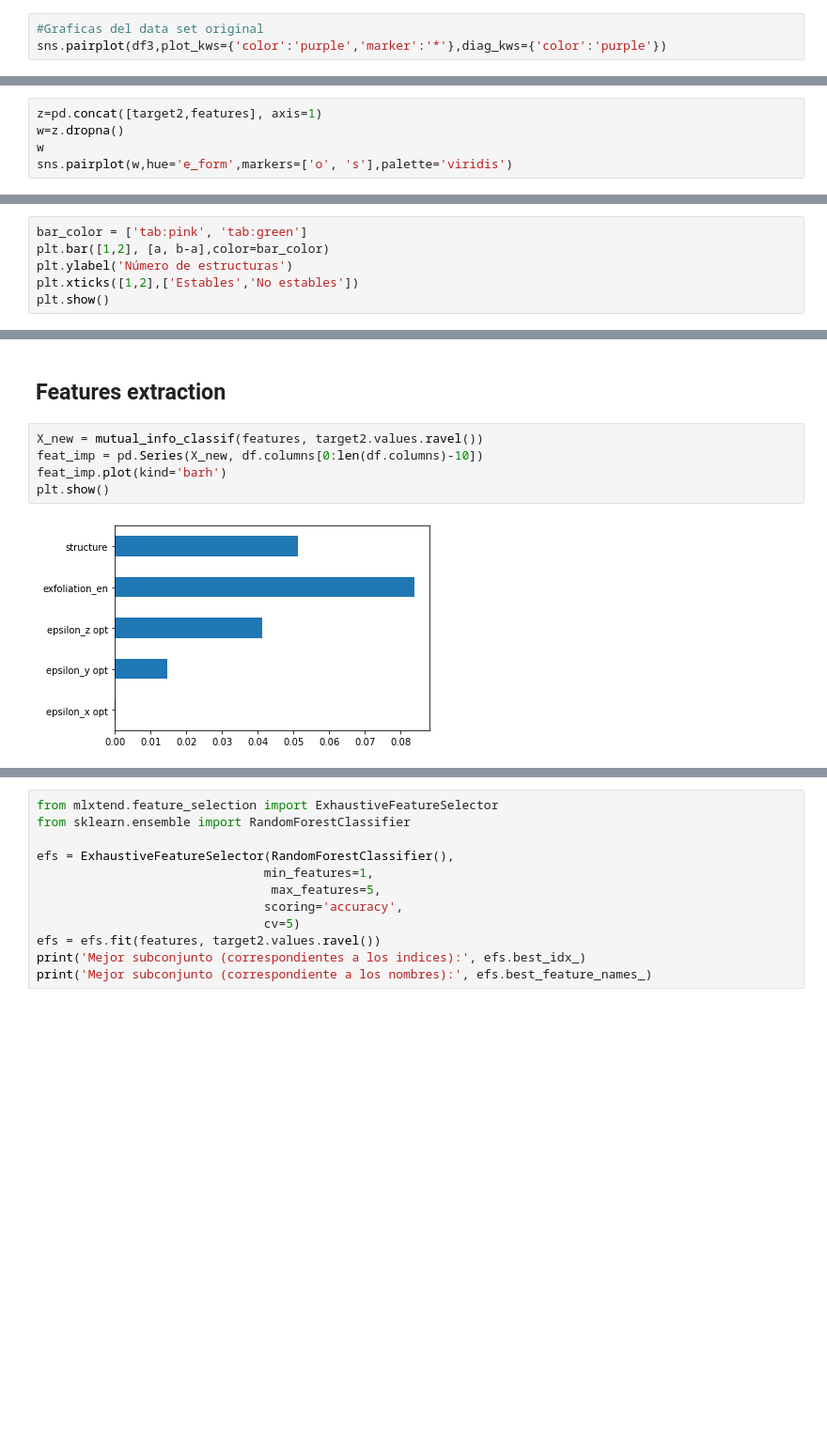
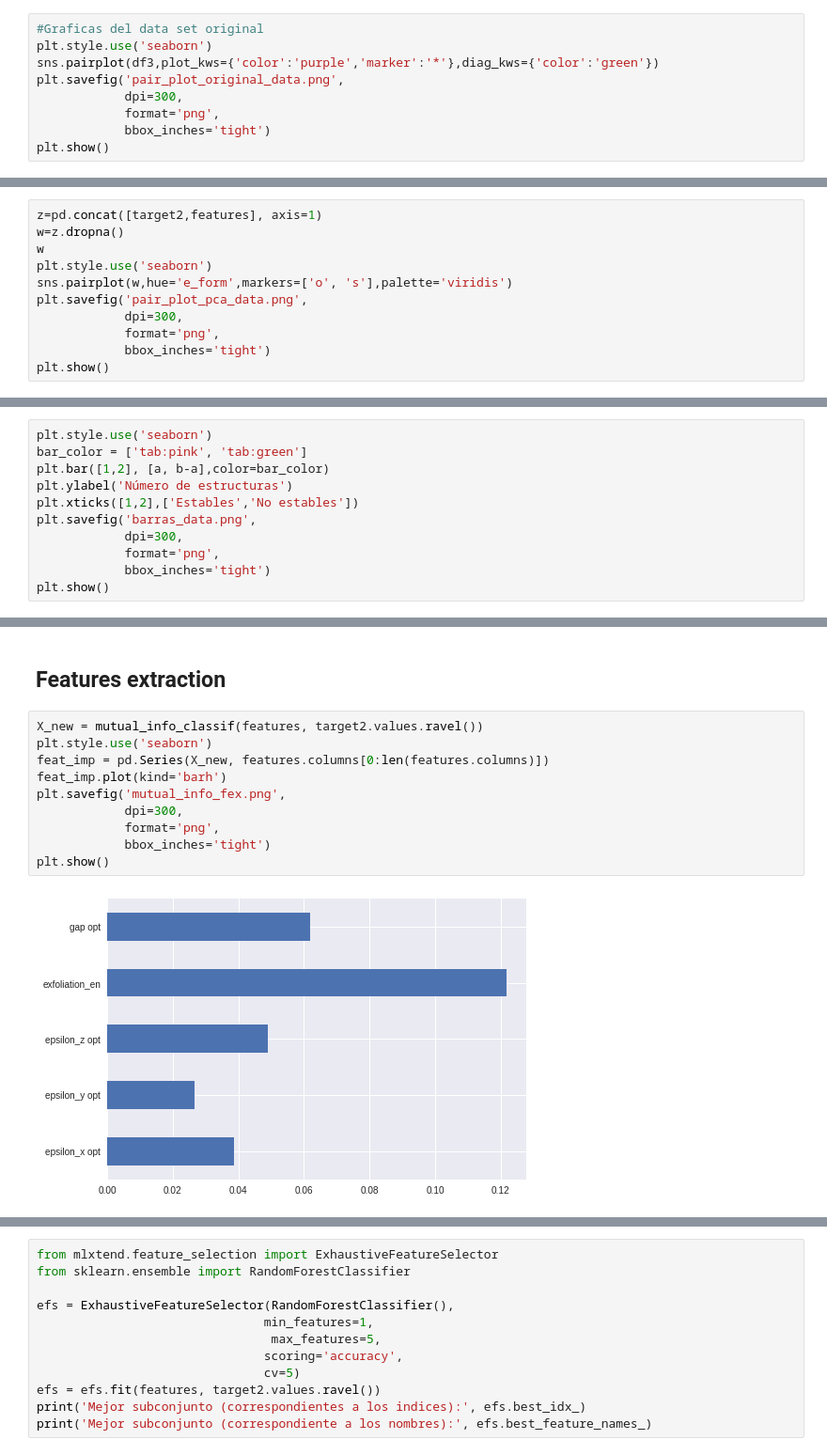
Before and after one commit to jairothoniel/Introducci-n-a-la-ciencia-de-datos-2023-CICESE00000000000000000000000, a Jupyter notebook: final_proyect.ipynb, the cells around one changed output, grey strips where cells are left out. Shown at 94% size. Saved outputs shown, nothing was run; the diff lists cells and outputs as text; blank space fills up the shorter version.

```diff
--- a/final_proyect.ipynb
+++ b/final_proyect.ipynb
@@ -146,5 +146,11 @@ Numero de sistemas no estables 207
 ## Análisis exploratorio
 # %%
 #Graficas del data set original
-sns.pairplot(df3,plot_kws={'color':'purple','marker':'*'},diag_kws={'color':'purple'})
+plt.style.use('seaborn')
+sns.pairplot(df3,plot_kws={'color':'purple','marker':'*'},diag_kws={'color':'green'})
+plt.savefig('pair_plot_original_data.png',
+            dpi=300,
+            format='png',
+            bbox_inches='tight')
+plt.show()
 # %% [output]
@@ -179,5 +184,11 @@ target.describe() #Descripcion estadistica basica de la variable objetivo
 z=pd.concat([target2,features], axis=1)
 w=z.dropna()
 w
+plt.style.use('seaborn')
 sns.pairplot(w,hue='e_form',markers=['o', 's'],palette='viridis')
+plt.savefig('pair_plot_pca_data.png',
+            dpi=300,
+            format='png',
+            bbox_inches='tight')
+plt.show()
 # %% [output]
@@ -186,7 +196,12 @@ sns.pairplot(w,hue='e_form',markers=['o', 's'],palette='viridis')
 # %%
+plt.style.use('seaborn')
 bar_color = ['tab:pink', 'tab:green']
 plt.bar([1,2], [a, b-a],color=bar_color)
 plt.ylabel('Número de estructuras')
 plt.xticks([1,2],['Estables','No estables'])
+plt.savefig('barras_data.png',
+            dpi=300,
+            format='png',
+            bbox_inches='tight')
 plt.show()
 # %% [output]
@@ -195,11 +210,16 @@ plt.show()
 ## Features extraction
 # %%
 X_new = mutual_info_classif(features, target2.values.ravel())
-feat_imp = pd.Series(X_new, df.columns[0:len(df.columns)-10])
+plt.style.use('seaborn')
+feat_imp = pd.Series(X_new, features.columns[0:len(features.columns)])
 feat_imp.plot(kind='barh')
+plt.savefig('mutual_info_fex.png',
+            dpi=300,
+            format='png',
+            bbox_inches='tight')
 plt.show()
 # %% [output]
-[figure, old version]
+[figure, new version]
 # %%
 model = RandomForestClassifier(n_estimators=340)
 model.fit(features,target2.values.ravel())
```
Also changed, not shown: parts of 8 cells of this notebook.
